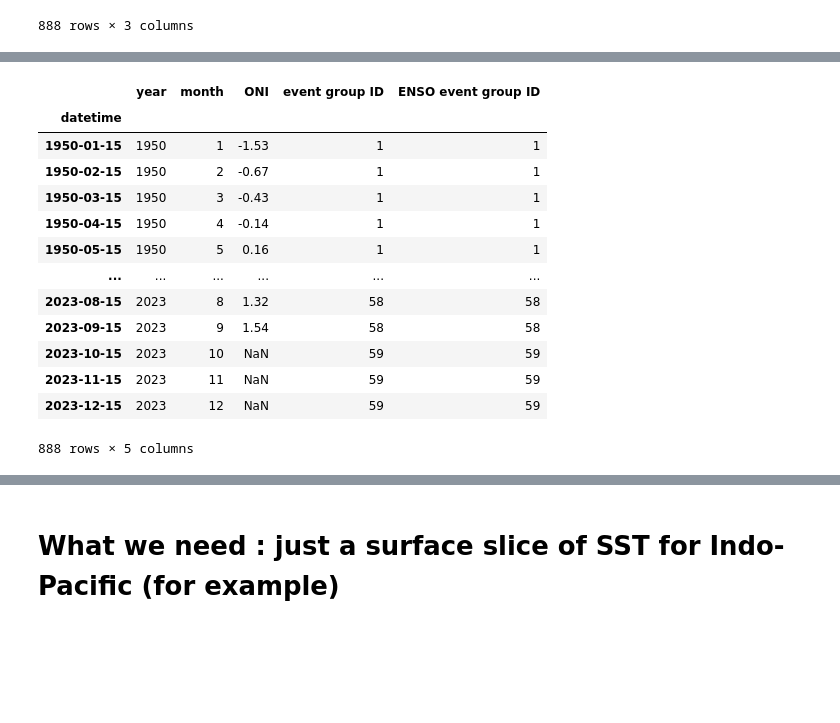
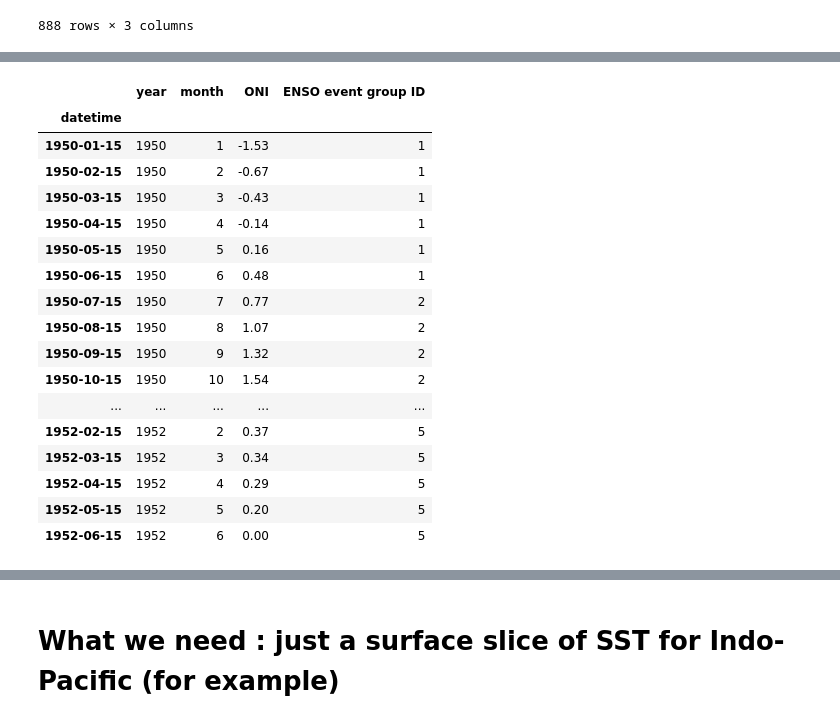
Before and after one commit to Thomas-Moore-Creative/BRAN-climatology-generator-demo, a Jupyter notebook: notebooks/demo_sandbox.ipynb, the cells around one changed output, grey strips where cells are left out. Saved outputs shown, nothing was run; the diff lists cells and outputs as text; code cells hidden in the pictures; blank space fills up the shorter version.

Commit message:
bugs in event grouping logic > #2

```diff
--- a/notebooks/demo_sandbox.ipynb
+++ b/notebooks/demo_sandbox.ipynb
@@ -358,19 +343,22 @@ el_nino_threshold_months = ONI_DF["ONI"].ge(el_nino_threshold)
 # %%
 ONI_DF = pd.concat([ONI_DF, el_nino_threshold_months.diff().ne(0).cumsum().rename('ENSO event group ID')], axis=1)
+ONI_DF[0:30]
+# %% [output]
+|  | year | month | ONI | ENSO event group ID |
+| datetime |  |  |  |  |
+| 1950-01-15 | 1950 | 1 | -1.53 | 1 |
+| 1950-02-15 | 1950 | 2 | -0.67 | 1 |
+| 1950-03-15 | 1950 | 3 | -0.43 | 1 |
+| 1950-04-15 | 1950 | 4 | -0.14 | 1 |
+| 1950-05-15 | 1950 | 5 | 0.16 | 1 |
+| 1950-06-15 | 1950 | 6 | 0.48 | 1 |
+| 1950-07-15 | 1950 | 7 | 0.77 | 2 |
+| 1950-08-15 | 1950 | 8 | 1.07 | 2 |
+| 1950-09-15 | 1950 | 9 | 1.32 | 2 |
+| 1950-10-15 | 1950 | 10 | 1.54 | 2 |
+| ... | ... | ... | ... | ... |
+| 1952-02-15 | 1952 | 2 | 0.37 | 5 |
+| 1952-03-15 | 1952 | 3 | 0.34 | 5 |
+| 1952-04-15 | 1952 | 4 | 0.29 | 5 |
+| 1952-05-15 | 1952 | 5 | 0.20 | 5 |
+| 1952-06-15 | 1952 | 6 | 0.00 | 5 |
-# %%
-ONI_DF
-# %% [output]
-|  | year | month | ONI | event group ID | ENSO event group ID |
-| datetime |  |  |  |  |  |
-| 1950-01-15 | 1950 | 1 | -1.53 | 1 | 1 |
-| 1950-02-15 | 1950 | 2 | -0.67 | 1 | 1 |
-| 1950-03-15 | 1950 | 3 | -0.43 | 1 | 1 |
-| 1950-04-15 | 1950 | 4 | -0.14 | 1 | 1 |
-| 1950-05-15 | 1950 | 5 | 0.16 | 1 | 1 |
-| ... | ... | ... | ... | ... | ... |
-| 2023-08-15 | 2023 | 8 | 1.32 | 58 | 58 |
-| 2023-09-15 | 2023 | 9 | 1.54 | 58 | 58 |
-| 2023-10-15 | 2023 | 10 | NaN | 59 | 59 |
-| 2023-11-15 | 2023 | 11 | NaN | 59 | 59 |
-| 2023-12-15 | 2023 | 12 | NaN | 59 | 59 |
-888 rows × 5 columns
```
Also changed, not shown: parts of 12 cells of this notebook.
